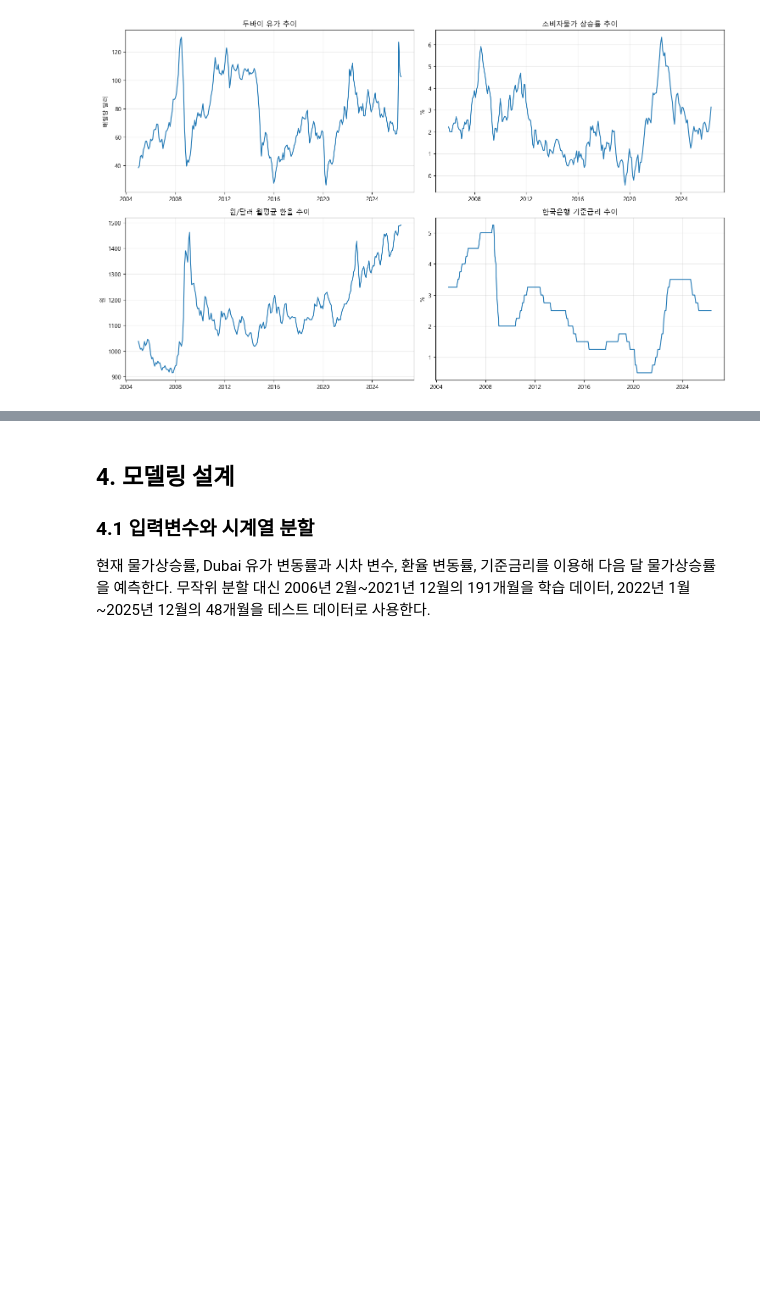
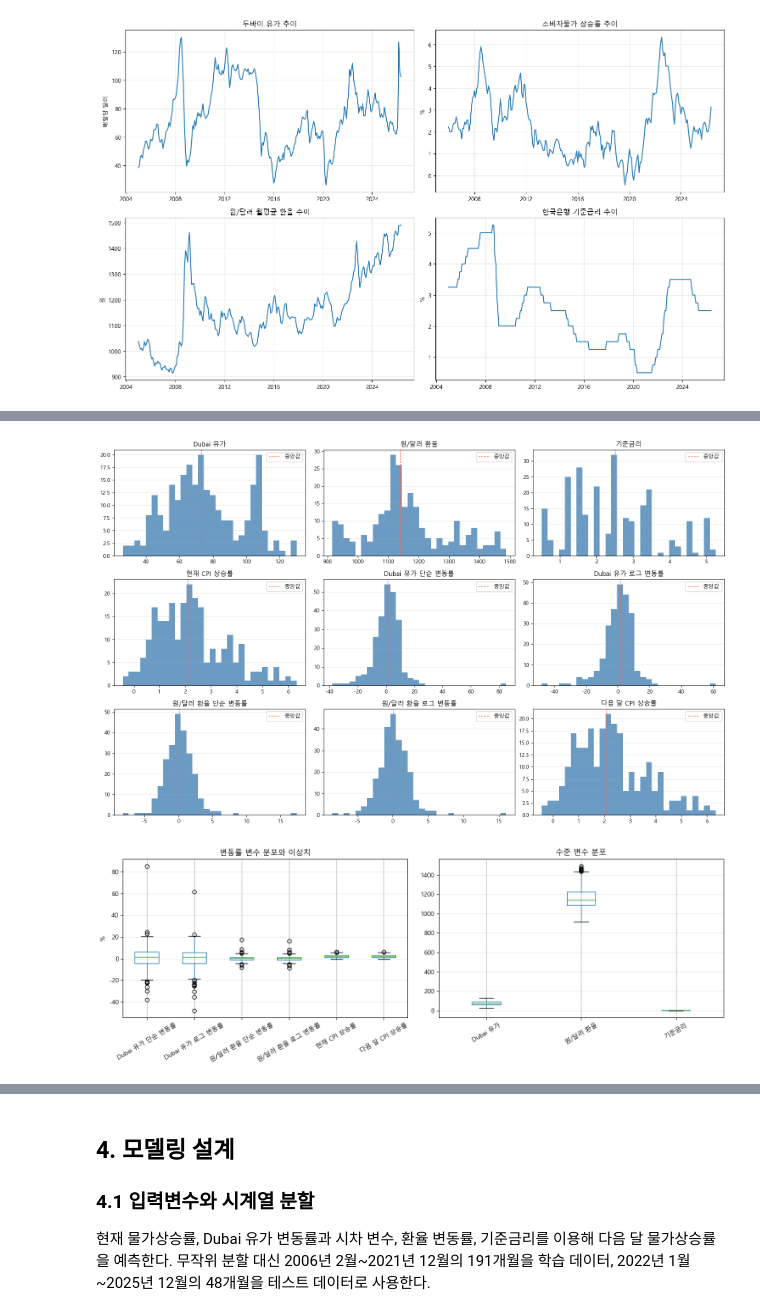
Before and after one commit to Polalise/MachineLearning_oil, a Jupyter notebook: model.ipynb, the cells around one changed output, grey strips where cells are left out. Cells and saved outputs as stored; diff of their text form; code cells hidden in the pictures; blank space fills up the shorter version.

```diff
--- a/model.ipynb
+++ b/model.ipynb
@@ -398,0 +418,75 @@ plt.show()
+# %%
+distribution_columns = [
+    "dubai_price",
+    "usd_krw",
+    "base_rate",
+    "cpi_yoy",
+    "oil_mom",
+    "oil_log_mom",
+    "fx_mom",
+    "fx_log_mom",
+    "target_cpi_yoy",
+]
+
+# 보고서와 시각화에서 사용할 한글 변수명
+distribution_labels = {
+    "dubai_price": "Dubai 유가",
+    "usd_krw": "원/달러 환율",
+    "base_rate": "기준금리",
+    "cpi_yoy": "현재 CPI 상승률",
+    "oil_mom": "Dubai 유가 단순 변동률",
+    "oil_log_mom": "Dubai 유가 로그 변동률",
+    "fx_mom": "원/달러 환율 단순 변동률",
+    "fx_log_mom": "원/달러 환율 로그 변동률",
+    "target_cpi_yoy": "다음 달 CPI 상승률",
+}
+
+distribution_df = analysis_df[distribution_columns].dropna()
+
+distribution_summary = (
+    distribution_df
+    .describe(percentiles=[0.01, 0.05, 0.25, 0.5, 0.75, 0.95, 0.99])
+    .T
+    .rename(index=distribution_labels)
+)
+display(distribution_summary)
+
+fig, axes = plt.subplots(3, 3, figsize=(16, 10))
+axes = axes.ravel()
+
+for idx, column in enumerate(distribution_columns):
+    axes[idx].hist(distribution_df[column], bins=30, color="steelblue", alpha=0.8)
+    axes[idx].axvline(
+        distribution_df[column].median(),
+        color="tomato",
+        linestyle="--",
+        linewidth=1,
+        label="중앙값",
+    )
+    axes[idx].set_title(distribution_labels[column])
+    axes[idx].grid(axis="y", alpha=0.3)
+    axes[idx].legend()
+
+for empty_ax in axes[len(distribution_columns):]:
+    empty_ax.axis("off")
+plt.tight_layout()
+plt.show()
+
+fig, axes = plt.subplots(1, 2, figsize=(14, 5))
+
+distribution_df[["oil_mom", "oil_log_mom", "fx_mom", "fx_log_mom", "cpi_yoy", "target_cpi_yoy"]].rename(
+    columns=distribution_labels
+).boxplot(ax=axes[0], rot=30)
+axes[0].set_title("변동률 변수 분포와 이상치")
+axes[0].set_ylabel("%")
+axes[0].grid(axis="y", alpha=0.3)
+
+distribution_df[["dubai_price", "usd_krw", "base_rate"]].rename(
+    columns=distribution_labels
+).boxplot(ax=axes[1], rot=30)
+axes[1].set_title("수준 변수 분포")
+axes[1].grid(axis="y", alpha=0.3)
+
+plt.tight_layout()
+plt.show()
+# %% [output]
@@ -398,0 +503,2 @@ plt.show()
+[figure, added]
+[figure, added]
```
Also changed, not shown: parts of 21 cells of this notebook, 8 other files.
